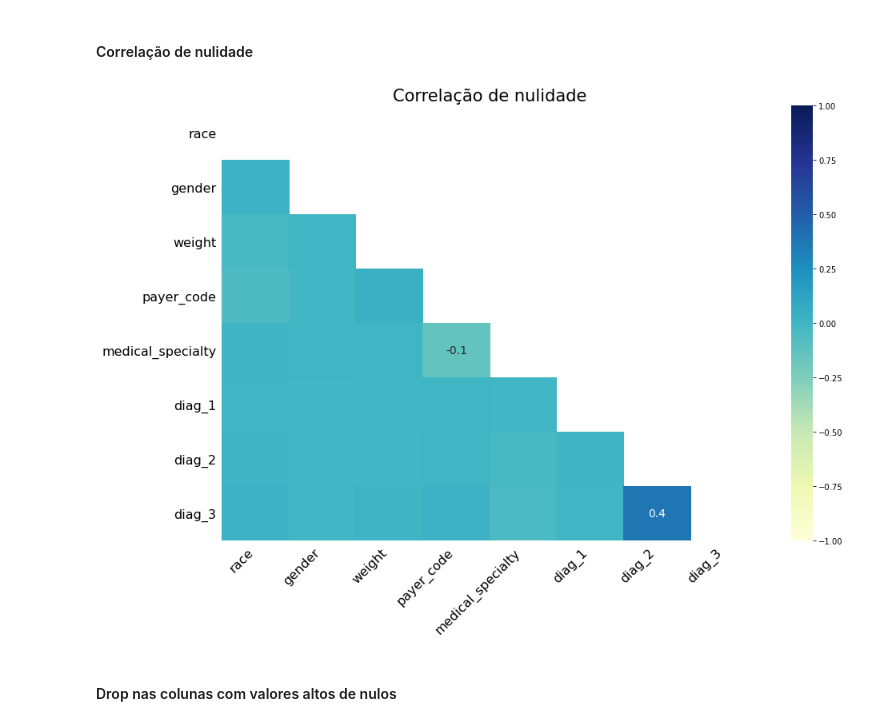
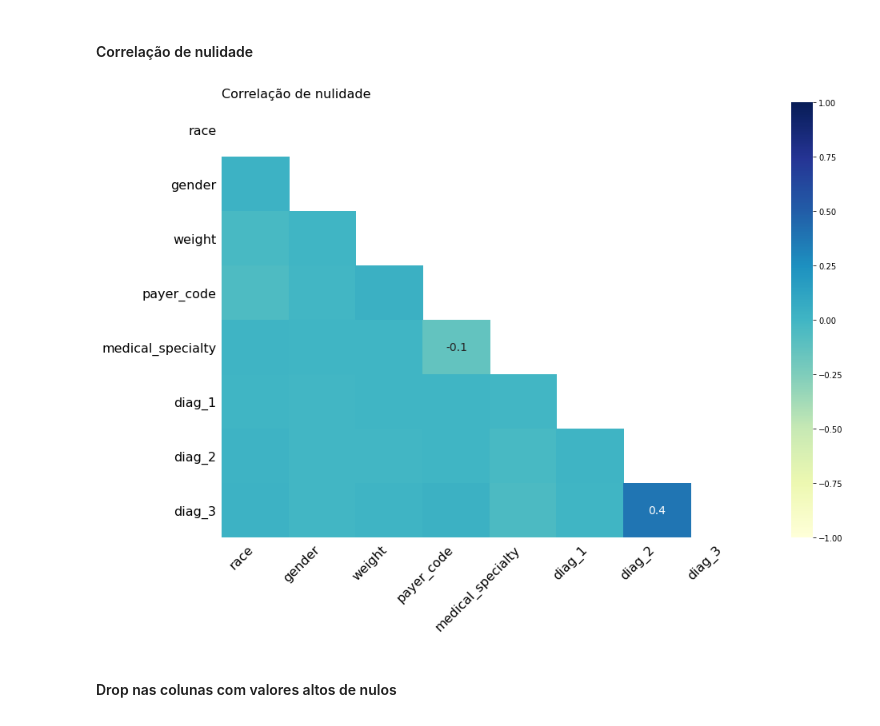
Before and after one commit to LilianeAquino/aed_projeto_3, a Jupyter notebook: template.ipynb, the cells around one changed output. Saved outputs shown, nothing was run; the diff lists cells and outputs as text; code cells hidden in the pictures.

```diff
--- a/template.ipynb
+++ b/template.ipynb
@@ -268,10 +257,10 @@ plt.show()
 #### Correlação de nulidade
 # %%
 msno.heatmap(data, figsize=[15, 10], cmap='YlGnBu')
-plt.title('Correlação de nulidade', y=1.15, size=21)
+plt.title('Correlação de nulidade', y=1.15, size=16, loc='left')
 plt.show()
 # %% [output]
-[figure, old version]
+[figure, new version]
 # %% [markdown]
 #### Drop nas colunas com valores altos de nulos
 # %%
```
Also changed, not shown: parts of 27 cells of this notebook, 1 other file.
